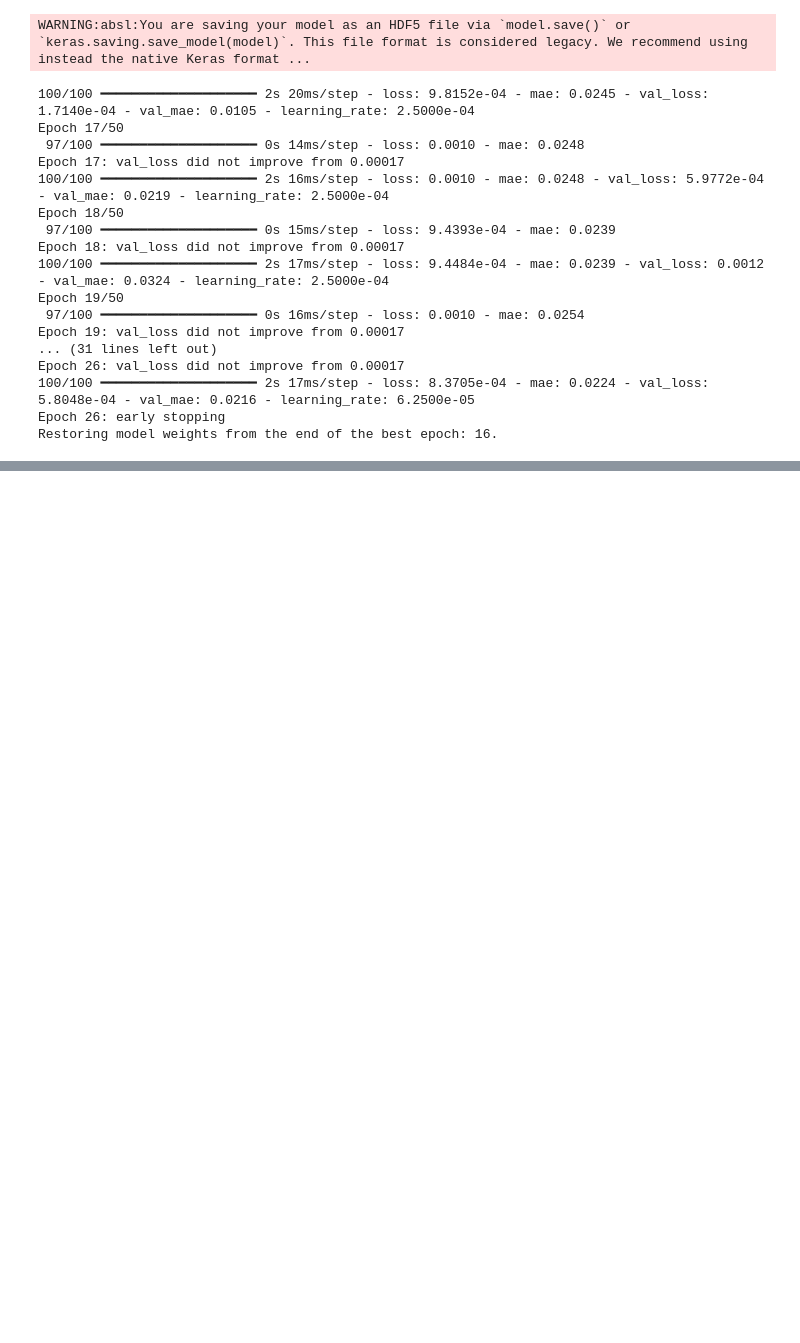
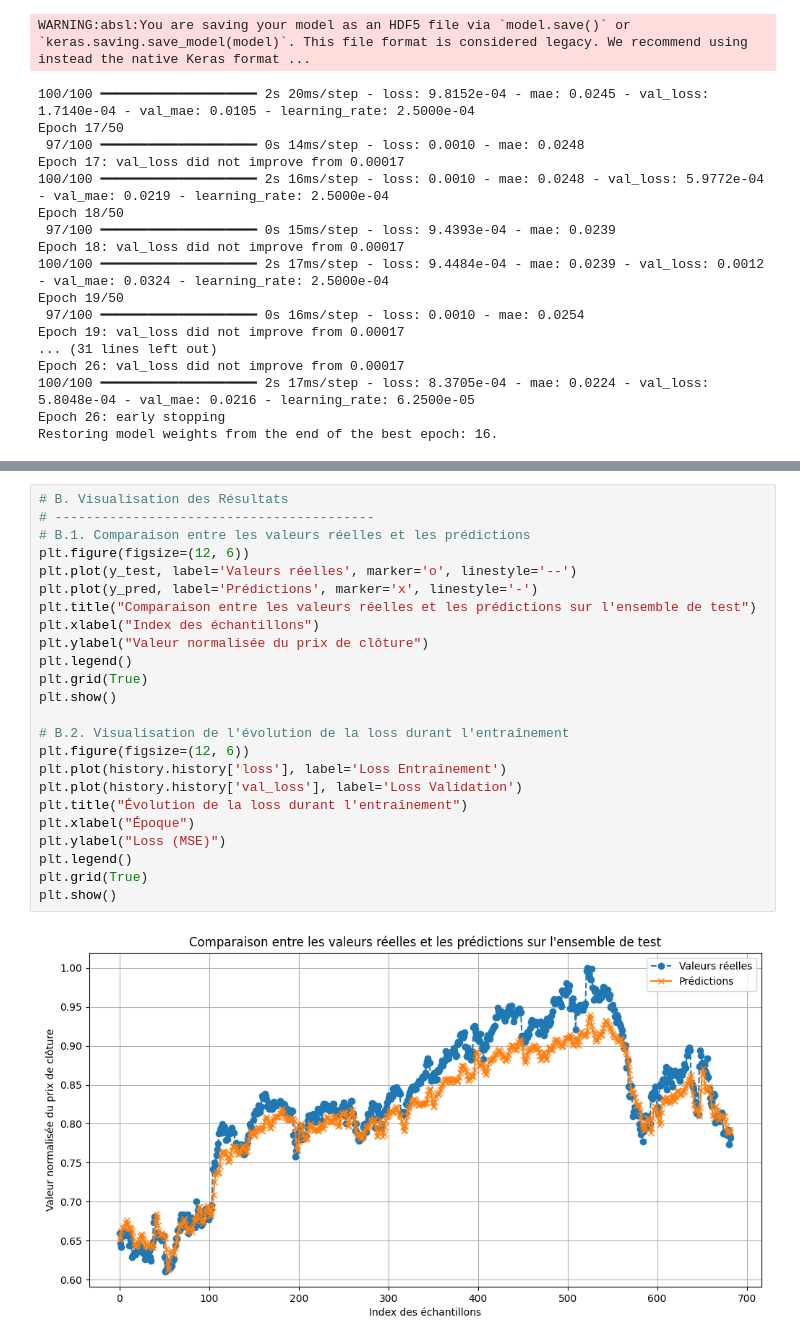
Before and after one commit to Liviogit/Projet_trading_automatique, a Jupyter notebook: transformer_v2.ipynb, the cells around one changed output, grey strips where cells are left out. Drawn from its saved outputs; the diff is of its cells as text; blank space fills up the shorter version.

```diff
--- a/transformer_v2.ipynb
+++ b/transformer_v2.ipynb
@@ -649,0 +688,26 @@ plt.show()
+# %%
+# B. Visualisation des Résultats
+# -----------------------------------------
+# B.1. Comparaison entre les valeurs réelles et les prédictions
+plt.figure(figsize=(12, 6))
+plt.plot(y_test, label='Valeurs réelles', marker='o', linestyle='--')
+plt.plot(y_pred, label='Prédictions', marker='x', linestyle='-')
+plt.title("Comparaison entre les valeurs réelles et les prédictions sur l'ensemble de test")
+plt.xlabel("Index des échantillons")
+plt.ylabel("Valeur normalisée du prix de clôture")
+plt.legend()
+plt.grid(True)
+plt.show()
+
+# B.2. Visualisation de l'évolution de la loss durant l'entraînement
+plt.figure(figsize=(12, 6))
+plt.plot(history.history['loss'], label='Loss Entraînement')
+plt.plot(history.history['val_loss'], label='Loss Validation')
+plt.title("Évolution de la loss durant l'entraînement")
+plt.xlabel("Époque")
+plt.ylabel("Loss (MSE)")
+plt.legend()
+plt.grid(True)
+plt.show()
+# %% [output]
+[figure, added]
```
Also changed, not shown: parts of 12 cells of this notebook.
